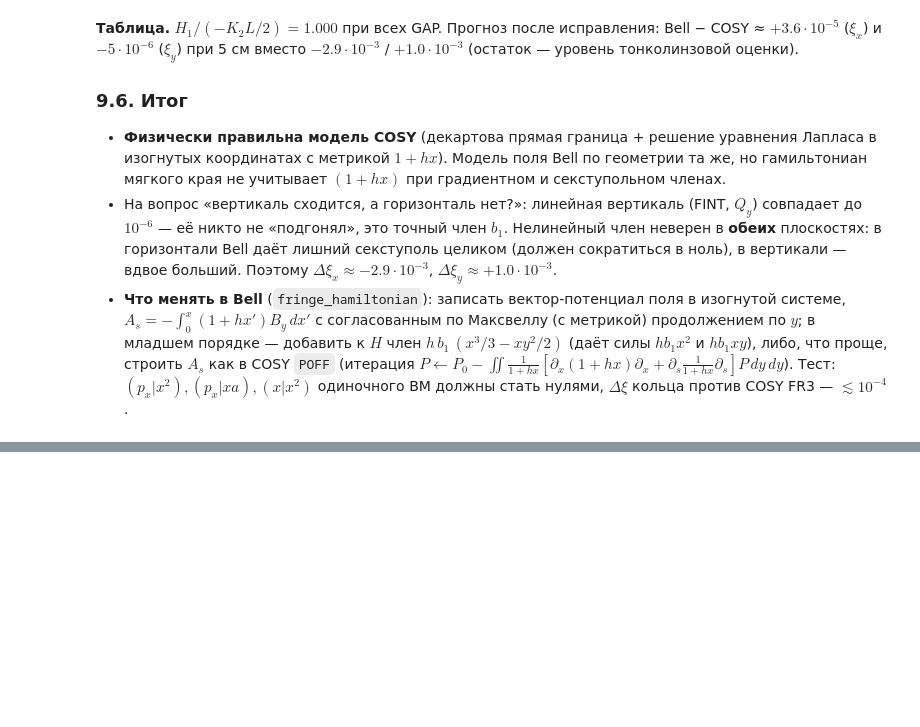
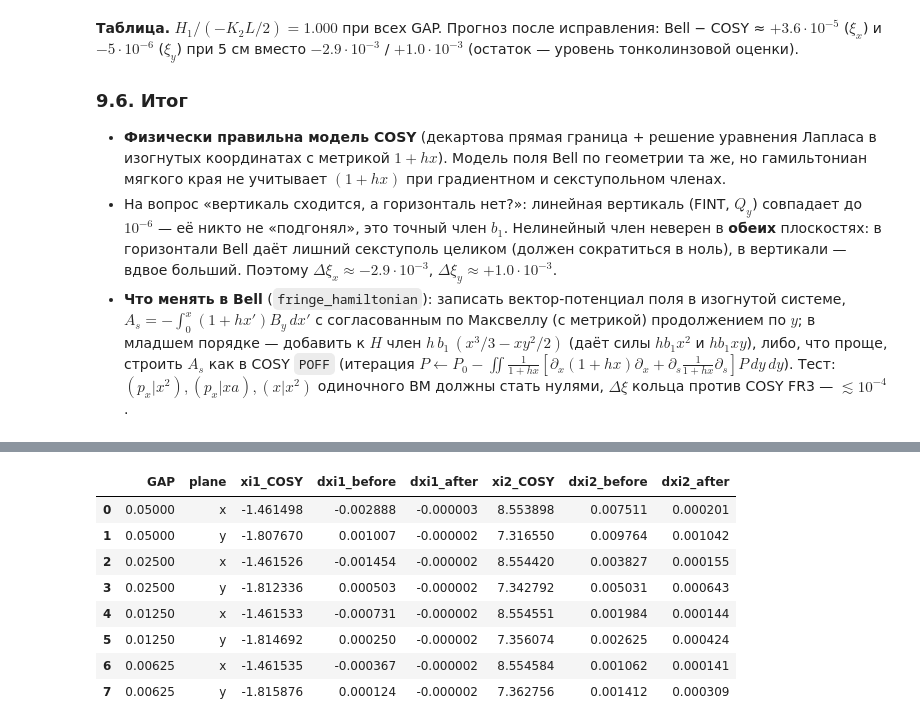
Before and after one commit to sergeybell/SCT_2, a Jupyter notebook: chromaticity/fringe_comparison/fringe_comparison.ipynb, the cells around one changed output, grey strips where cells are left out. Drawn from its saved outputs; the diff is of its cells as text; code cells hidden in the pictures; blank space fills up the shorter version.

```diff
--- a/chromaticity/fringe_comparison/fringe_comparison.ipynb
+++ b/chromaticity/fringe_comparison/fringe_comparison.ipynb
@@ -486,0 +499,20 @@ display(chk); pred[['gap','dxi_x_ring','dxi_y_ring','dxi_x_b2','dxi_y_b2','dxi_x
+# %%
+rows = []
+for gp in GAPS:
+    for pl in ['x','y']:
+        b0 = bell0[(bell0.variant=='Soft_Enge_Splitting')&np.isclose(bell0.gap,gp)].iloc[0]
+        b1_ = bell[(bell.variant=='Soft_Enge_Splitting')&np.isclose(bell.gap,gp)].iloc[0]
+        c1 = cpick('FR3 диполи',gp,pl,'xi1'); c2 = cpick('FR3 диполи',gp,pl,'xi2')
+        rows.append(dict(GAP=gp, plane=pl, xi1_COSY=c1, dxi1_before=b0['xi1'+pl]-c1, dxi1_after=b1_['xi1'+pl]-c1,
+                         xi2_COSY=c2, dxi2_before=b0['xi2'+pl]-c2, dxi2_after=b1_['xi2'+pl]-c2))
+ba = pd.DataFrame(rows); ba.to_csv('before_after.csv', index=False); ba
+# %% [output]
+|  | GAP | plane | xi1_COSY | dxi1_before | dxi1_after | xi2_COSY | dxi2_before | dxi2_after |
+| 0 | 0.05000 | x | -1.461498 | -0.002888 | -0.000003 | 8.553898 | 0.007511 | 0.000201 |
+| 1 | 0.05000 | y | -1.807670 | 0.001007 | -0.000002 | 7.316550 | 0.009764 | 0.001042 |
+| 2 | 0.02500 | x | -1.461526 | -0.001454 | -0.000002 | 8.554420 | 0.003827 | 0.000155 |
+| 3 | 0.02500 | y | -1.812336 | 0.000503 | -0.000002 | 7.342792 | 0.005031 | 0.000643 |
+| 4 | 0.01250 | x | -1.461533 | -0.000731 | -0.000002 | 8.554551 | 0.001984 | 0.000144 |
+| 5 | 0.01250 | y | -1.814692 | 0.000250 | -0.000002 | 7.356074 | 0.002625 | 0.000424 |
+| 6 | 0.00625 | x | -1.461535 | -0.000367 | -0.000002 | 8.554584 | 0.001062 | 0.000141 |
+| 7 | 0.00625 | y | -1.815876 | 0.000124 | -0.000002 | 7.362756 | 0.001412 | 0.000309 |
```
Also changed, not shown: parts of 20 cells of this notebook, 26 other files.
